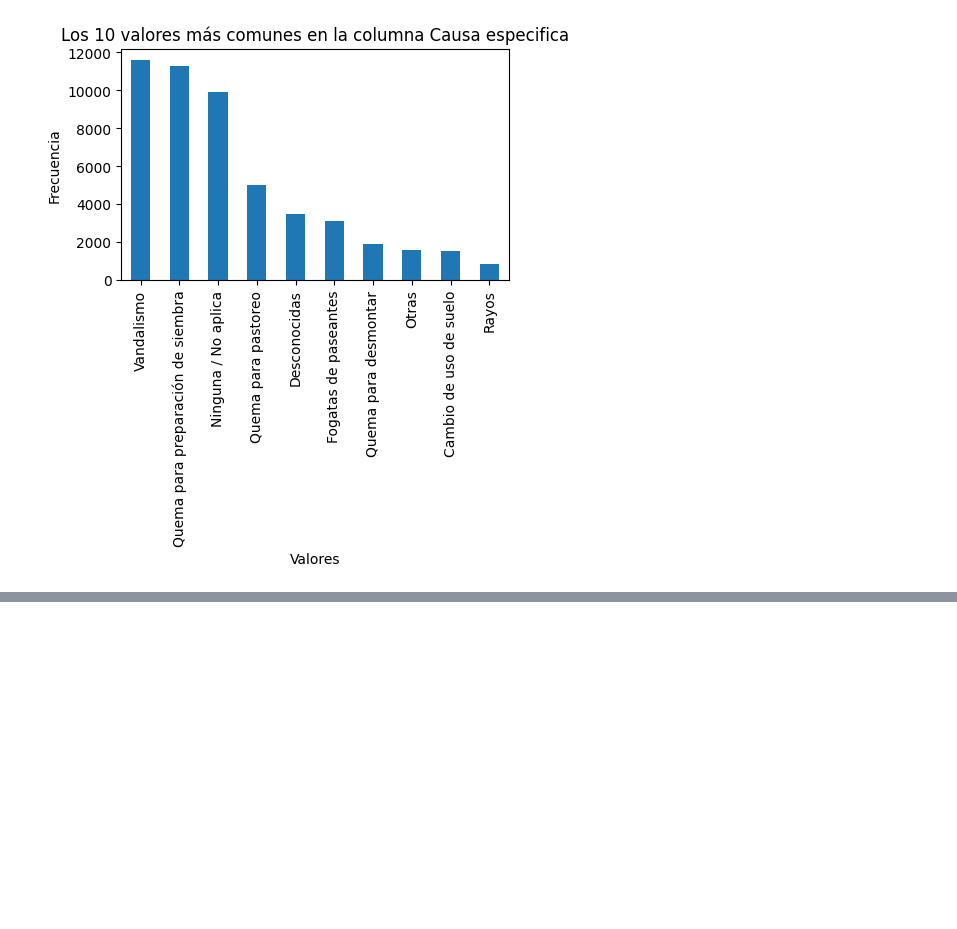
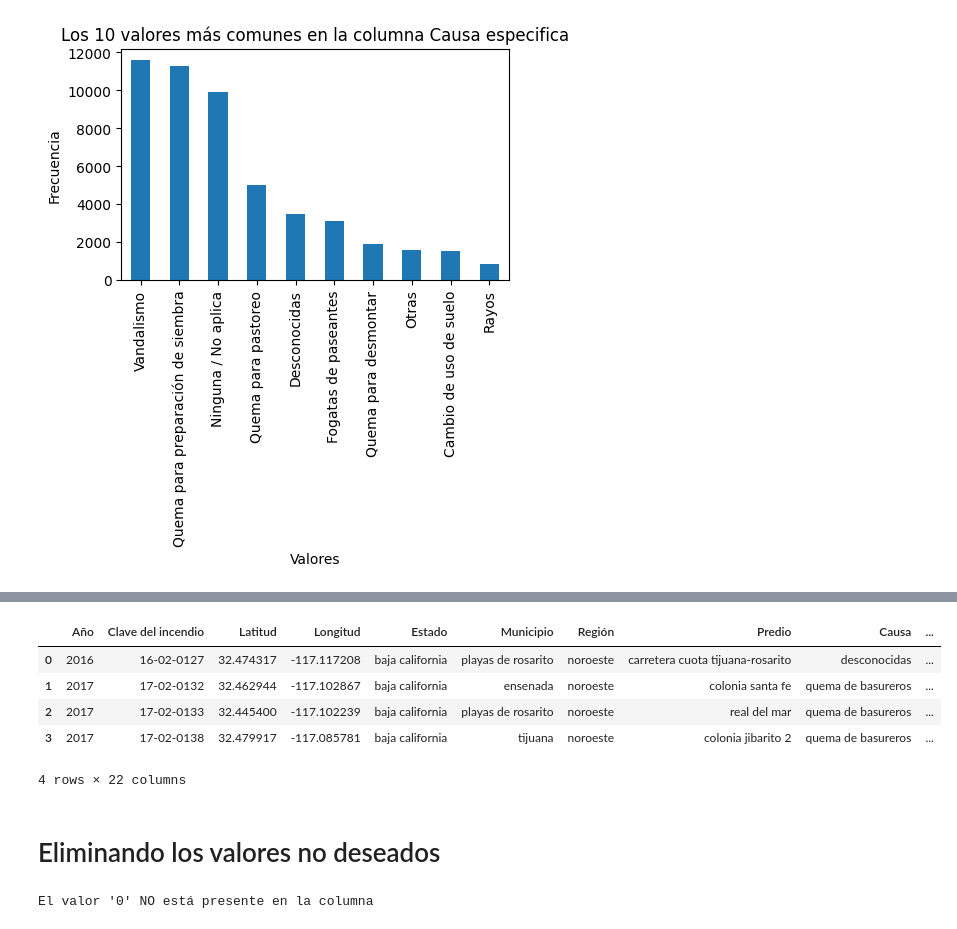
Before and after one commit to IrvingJ22/ForestFires_Mexico, a Jupyter notebook: firesData.ipynb, the cells around one changed output, grey strips where cells are left out. Drawn from its saved outputs; the diff is of its cells as text; code cells hidden in the pictures; blank space fills up the shorter version.

```diff
--- a/firesData.ipynb
+++ b/firesData.ipynb
@@ -99,0 +118,19 @@ plot_top_values(df, 'Causa especifica',10)
+# %%
+df.head(4)
+# %% [output]
+|  | Año | Clave del incendio | Latitud | Longitud | Estado | Municipio | Región | Predio | Causa | ... |
+| 0 | 2016 | 16-02-0127 | 32.474317 | -117.117208 | baja california | playas de rosarito | noroeste | carretera cuota tijuana-rosarito | desconocidas | ... |
+| 1 | 2017 | 17-02-0132 | 32.462944 | -117.102867 | baja california | ensenada | noroeste | colonia santa fe | quema de basureros | ... |
+| 2 | 2017 | 17-02-0133 | 32.445400 | -117.102239 | baja california | playas de rosarito | noroeste | real del mar | quema de basureros | ... |
+| 3 | 2017 | 17-02-0138 | 32.479917 | -117.085781 | baja california | tijuana | noroeste | colonia jibarito 2 | quema de basureros | ... |
+4 rows × 22 columns
+# %% [markdown]
+# Eliminando los valores no deseados
+# %%
+# Verificar si el valor 'x' está presente en la columna 'columna1'
+if '0' in data_incendios['Tipo de incendio'].values:
+    print("El valor '0' SI está presente en la columna")
+else:
+    print("El valor '0' NO está presente en la columna")
+# %% [output]
+El valor '0' NO está presente en la columna
```
Also changed, not shown: parts of 15 cells of this notebook.
